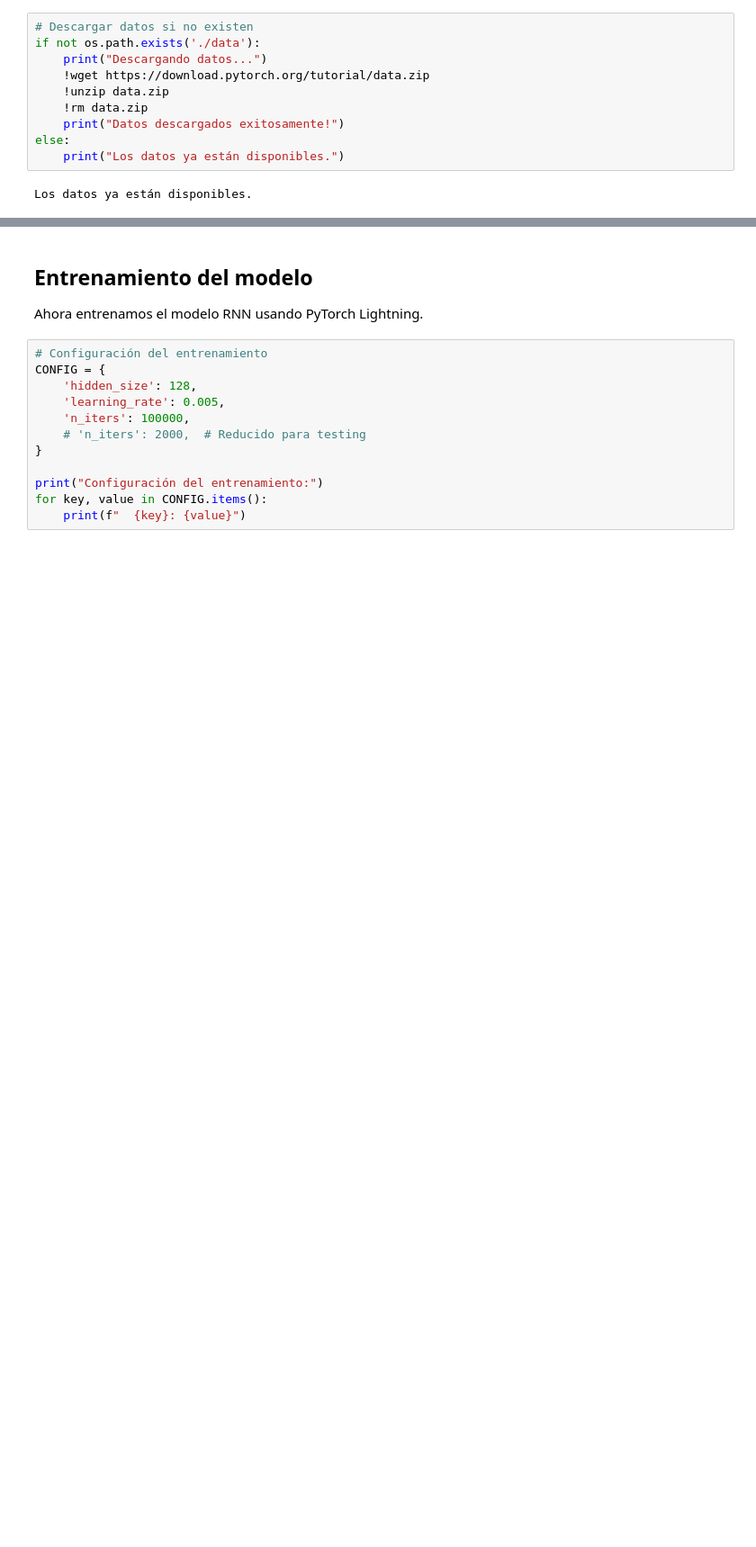
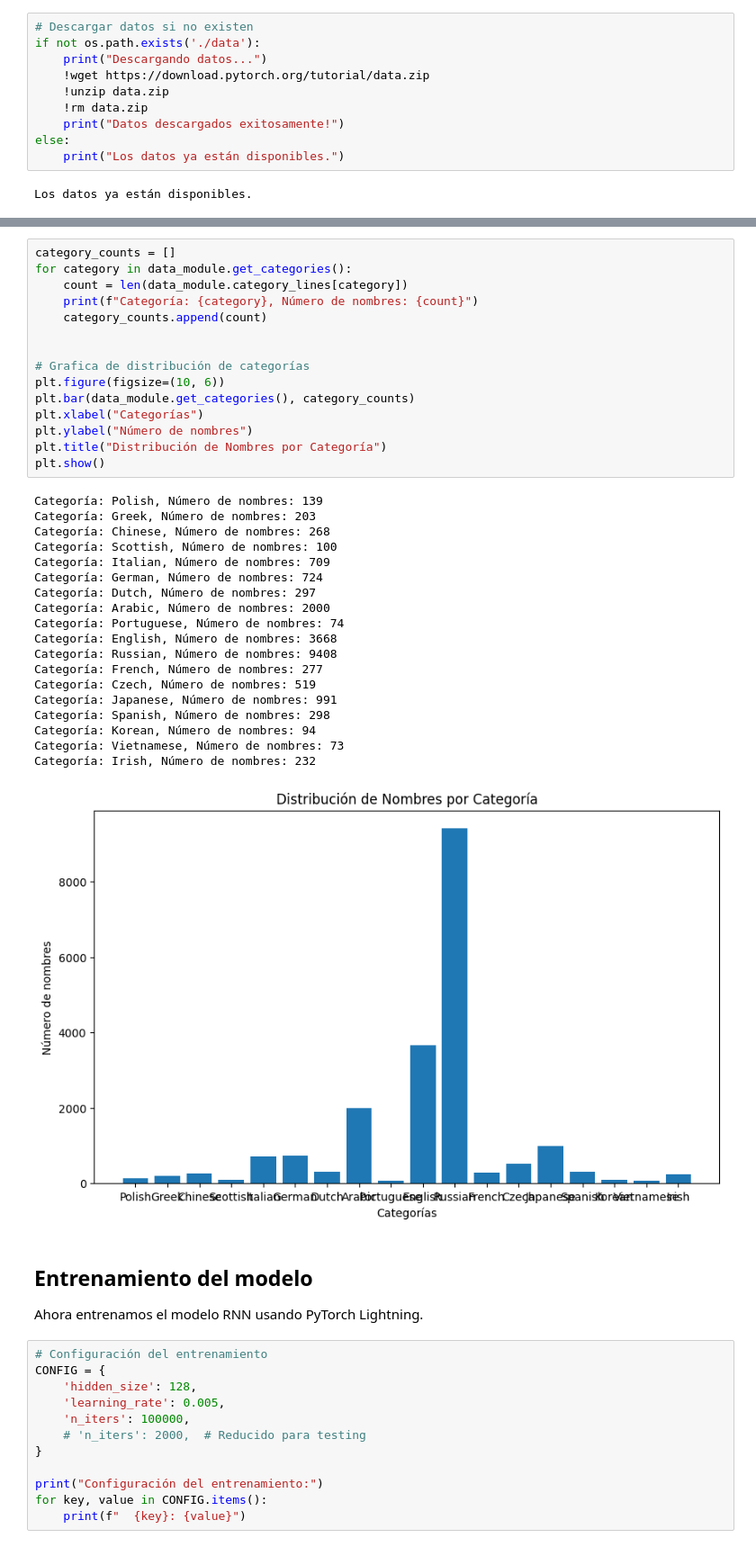
Before and after one commit to ericmaster/rnn-classifier, a Jupyter notebook: rnn-classifier.ipynb, the cells around one changed output, grey strips where cells are left out. Shown: that part at 90% size. Drawn from its saved outputs; the diff is of its cells as text; blank space fills up the shorter version.

```diff
--- a/rnn-classifier.ipynb
+++ b/rnn-classifier.ipynb
@@ -84,3 +91,38 @@ category = Greek / line = Sfakianos
+# %%
+category_counts = []
+for category in data_module.get_categories():
+    count = len(data_module.category_lines[category])
+    print(f"Categoría: {category}, Número de nombres: {count}")
+    category_counts.append(count)
+
+
+# Grafica de distribución de categorías
+plt.figure(figsize=(10, 6))
+plt.bar(data_module.get_categories(), category_counts)
+plt.xlabel("Categorías")
+plt.ylabel("Número de nombres")
+plt.title("Distribución de Nombres por Categoría")
+plt.show()
+# %% [output]
+Categoría: Polish, Número de nombres: 139
+Categoría: Greek, Número de nombres: 203
+Categoría: Chinese, Número de nombres: 268
+Categoría: Scottish, Número de nombres: 100
+Categoría: Italian, Número de nombres: 709
+Categoría: German, Número de nombres: 724
+Categoría: Dutch, Número de nombres: 297
+Categoría: Arabic, Número de nombres: 2000
+Categoría: Portuguese, Número de nombres: 74
+Categoría: English, Número de nombres: 3668
+Categoría: Russian, Número de nombres: 9408
+Categoría: French, Número de nombres: 277
+Categoría: Czech, Número de nombres: 519
+Categoría: Japanese, Número de nombres: 991
+Categoría: Spanish, Número de nombres: 298
+Categoría: Korean, Número de nombres: 94
+Categoría: Vietnamese, Número de nombres: 73
+Categoría: Irish, Número de nombres: 232
+[figure, added]
 # %% [markdown]
 ## Entrenamiento del modelo
 
```
Also changed, not shown: parts of 4 cells of this notebook, 2 other files.
